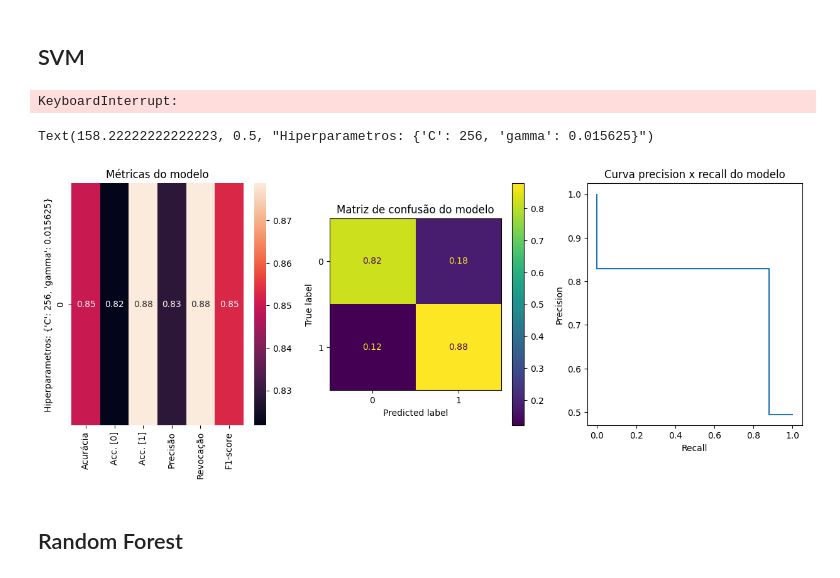
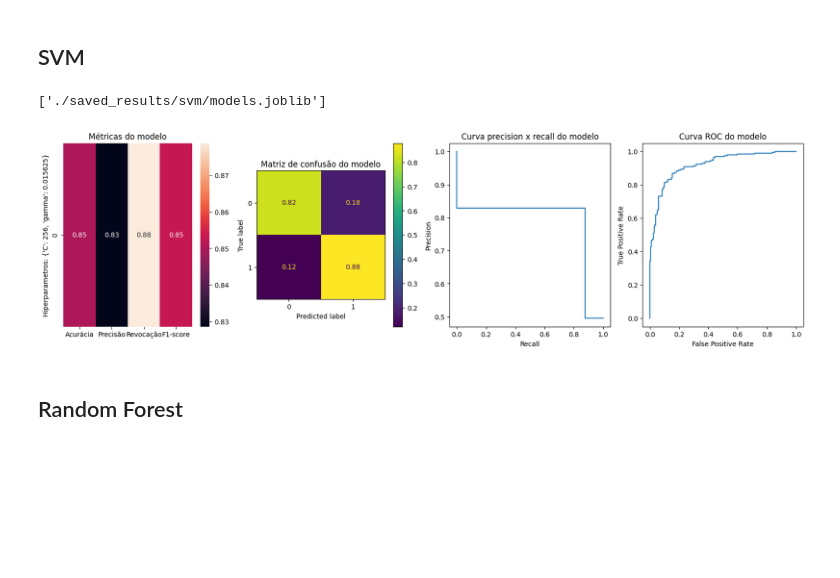
Before and after one commit to rabdiego/aprendizagem, a Jupyter notebook: trabalhos/trabalho5/main.ipynb, the cells around one changed output. Drawn from its saved outputs; the diff is of its cells as text; code cells hidden in the pictures; blank space fills up the shorter version.

```diff
--- a/trabalhos/trabalho5/main.ipynb
+++ b/trabalhos/trabalho5/main.ipynb
@@ -33,15 +33,15 @@ parameters = {
 from sklearn.svm import SVC
 from sklearn.model_selection import train_test_split, GridSearchCV
 from sklearn.preprocessing import StandardScaler
-from sklearn.metrics import accuracy_score, precision_score, recall_score, f1_score, confusion_matrix, precision_recall_curve
+from sklearn.metrics import accuracy_score, precision_score, recall_score, f1_score, confusion_matrix, precision_recall_curve, roc_curve
 from tqdm import tqdm
 from joblib import dump
 
 scaler = StandardScaler()
 
-metrics = np.zeros((1, 6))
+metrics = np.zeros((1, 4))
 
-models = [None for i in range(3)]
+models = [None for i in range(4)]
 
 train_attributes, test_attributes, train_targets, test_targets = train_test_split(attributes, targets, test_size=0.2, shuffle=True, random_state=0)
 
@@ -51,16 +51,17 @@ test_targets = test_targets.astype(float)
 normal_train_attributes = scaler.fit_transform(train_attributes)
 normal_test_attributes = scaler.transform(test_attributes)
 
-model = SVC()
+model = SVC(probability=True)
 cv = GridSearchCV(estimator=model, param_grid=parameters, cv=10, n_jobs=-1)
 
 cv.fit(normal_train_attributes, train_targets)
 
 model = cv.best_estimator_
-models[2] = cv.best_params_
+models[3] = cv.best_params_
 model.fit(normal_train_attributes, train_targets)
 
 prediction = model.predict(normal_test_attributes)
+prediction_proba = model.predict_proba(normal_test_attributes)
 
 acc = accuracy_score(test_targets, prediction)
 cm = confusion_matrix(test_targets, prediction, normalize='true')
@@ -68,33 +69,38 @@ prec = precision_score(test_targets, prediction)
 rec = recall_score(test_targets, prediction)
 f1 = f1_score(test_targets, prediction)
 
-metrics = np.array([acc, cm[0][0], cm[1][1], prec, rec, f1]).astype(float)
+metrics = np.array([acc, prec, rec, f1]).astype(float)
 models[0] = cm
 models[1] = precision_recall_curve(test_targets ,prediction)
+models[2] = roc_curve(test_targets, prediction_proba[:, 1])
 dump(metrics, f'./saved_results/svm/metrics.joblib')
 dump(models, f'./saved_results/svm/models.joblib')
 # %% [output]
-KeyboardInterrupt:
+['./saved_results/svm/models.joblib']
 # %%
-from sklearn.metrics import ConfusionMatrixDisplay, PrecisionRecallDisplay
+from sklearn.metrics import ConfusionMatrixDisplay, PrecisionRecallDisplay, RocCurveDisplay
 
-fig, ax = plt.subplots(1, 3, figsize=(15, 5))
+fig, ax = plt.subplots(1, 4, figsize=(20, 5))
 
 cmdisplay = ConfusionMatrixDisplay(models[0])
 prdisplay = PrecisionRecallDisplay(precision=models[1][0], recall=models[1][1])
+rocdisplay = RocCurveDisplay(fpr=models[2][0], tpr=models[2][1])
 
-xlabels = ['Acurácia', 'Acc. [0]', 'Acc. [1]', 'Precisão', 'Revocação', 'F1-score']
+xlabels = ['Acurácia', 'Precisão', 'Revocação', 'F1-score']
 sns.heatmap([metrics], annot=True, xticklabels=xlabels, ax=ax[0])
 cmdisplay.plot(ax=ax[1])
 prdisplay.plot(ax=ax[2])
+rocdisplay.plot(ax=ax[3])
 
 ax[0].set_title('Métricas do modelo')
 ax[1].set_title('Matriz de confusão do modelo')
 ax[2].set_title('Curva precision x recall do modelo')
-ax[0].set_ylabel(f'Hiperparametros: {models[2]}')
+ax[3].set_title('Curva ROC do modelo')
+ax[0].set_ylabel(f'Hiperparametros: {models[3]}')
+
+fig.show()
 # %% [output]
-Text(158.22222222222223, 0.5, "Hiperparametros: {'C': 256, 'gamma': 0.015625}")
-[figure, old version]
+[figure, new version]
 # %% [markdown]
 ## Random Forest
 # %%
```
Also changed, not shown: parts of 2 cells of this notebook, 2 other files.
